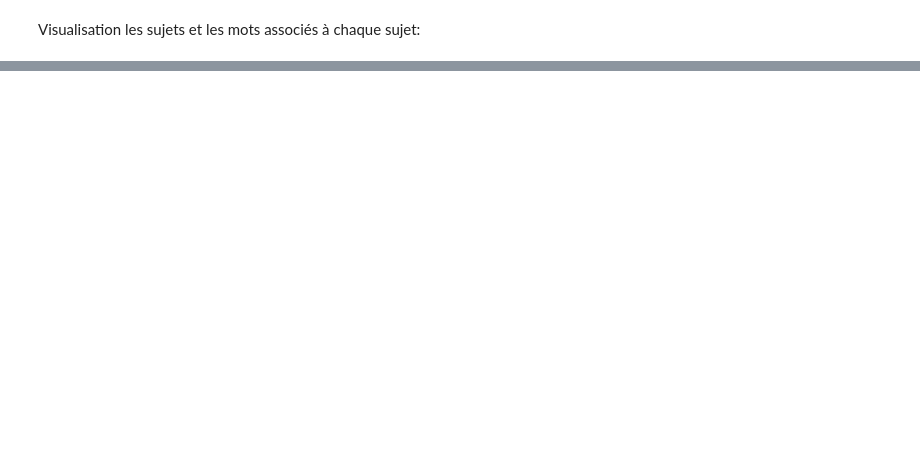
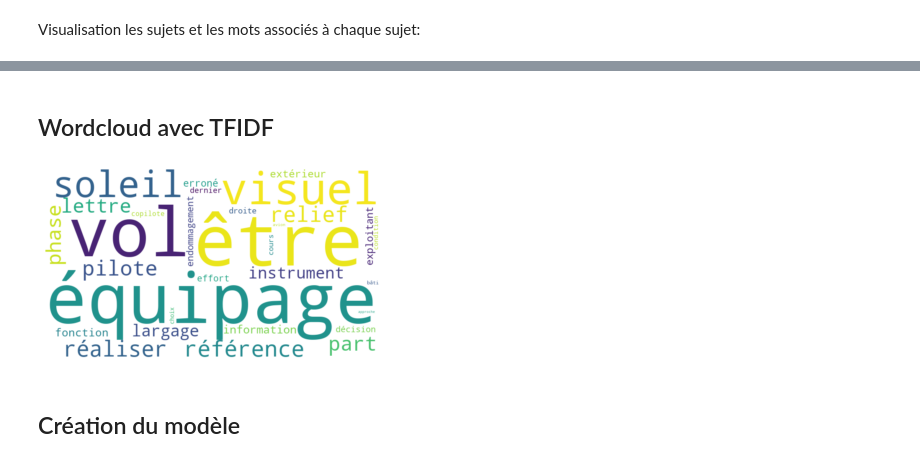
Before and after one commit to IbrahimOued/NLP-1-rattrapage-UVBF, a Jupyter notebook: nlp1_rattrapage/notebook.ipynb, the cells around one changed output, grey strips where cells are left out. Cells and saved outputs as stored; diff of their text form; code cells hidden in the pictures; blank space fills up the shorter version.

```diff
--- a/nlp1_rattrapage/notebook.ipynb
+++ b/nlp1_rattrapage/notebook.ipynb
@@ -197,0 +207,11 @@ lda_display = pyLDAvis.gensim_models.prepare(lda_model, corpus, dictionary)
+# %%
+# import TfidfVectorizer
+from sklearn.feature_extraction.text import TfidfVectorizer
+# iterate to retrieve documents
+text = [item for sublist in df['tokens'].tolist() for item in sublist]
+# create the transform
+tfidf_vectorizer = TfidfVectorizer(ngram_range=(1,1), min_df=0.005)
+# fit the transform
+tfidf_matrix = tfidf_vectorizer.fit_transform(text)
+print(tfidf_vectorizer.vocabulary_)
+print(tfidf_vectorizer.idf_)
@@ -197,0 +226,15 @@ lda_display = pyLDAvis.gensim_models.prepare(lda_model, corpus, dictionary)
+# %% [markdown]
+## Wordcloud avec TFIDF
+# %%
+wcloud = WordCloud( width=800, height=460,
+                background_color='white',
+                random_state=0).generate_from_frequencies(tfidf_vectorizer.vocabulary_)
+# plotting du wordcloud
+plt.imshow(wcloud, interpolation="bilinear")
+plt.axis('off')
+(-.5, 500, 199.5, -.5)
+plt.show()
+# %% [output]
+[figure, added]
+# %% [markdown]
+## Création du modèle
```
Also changed, not shown: parts of 21 cells of this notebook, 3 other files.
